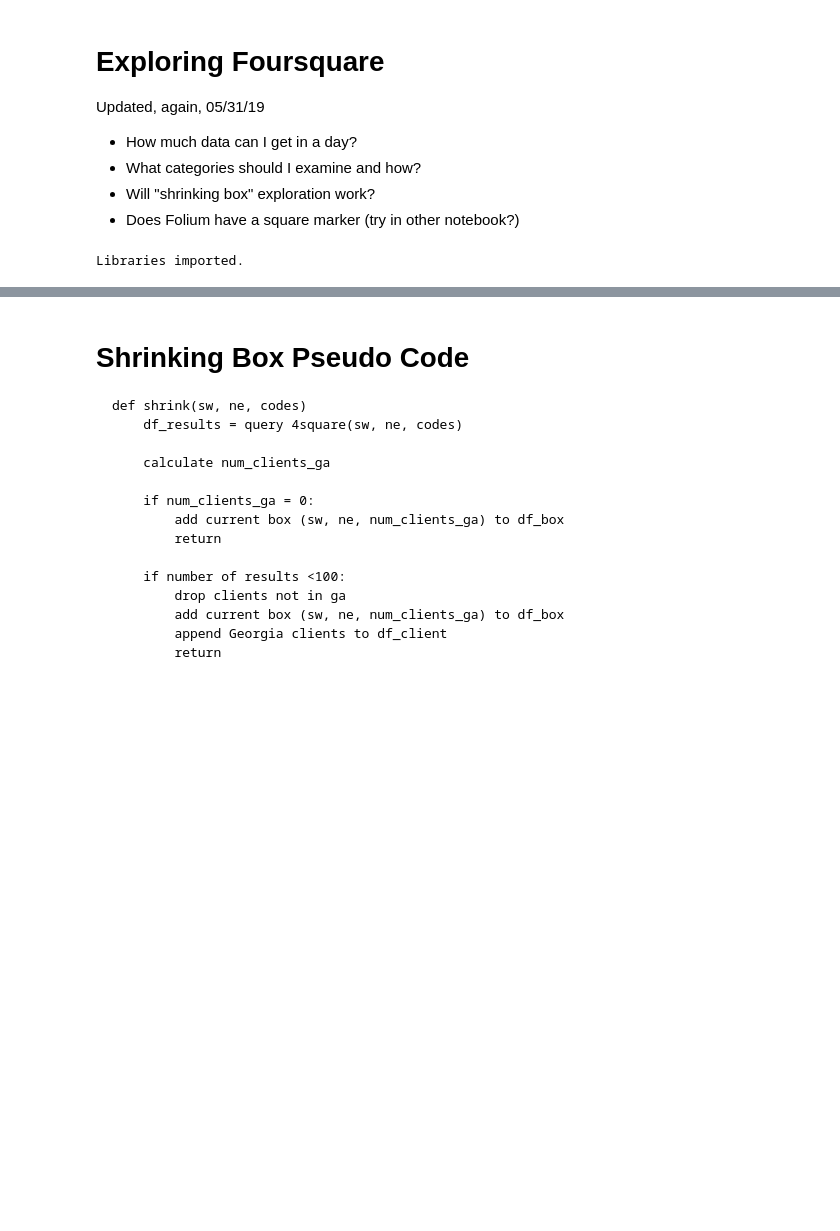
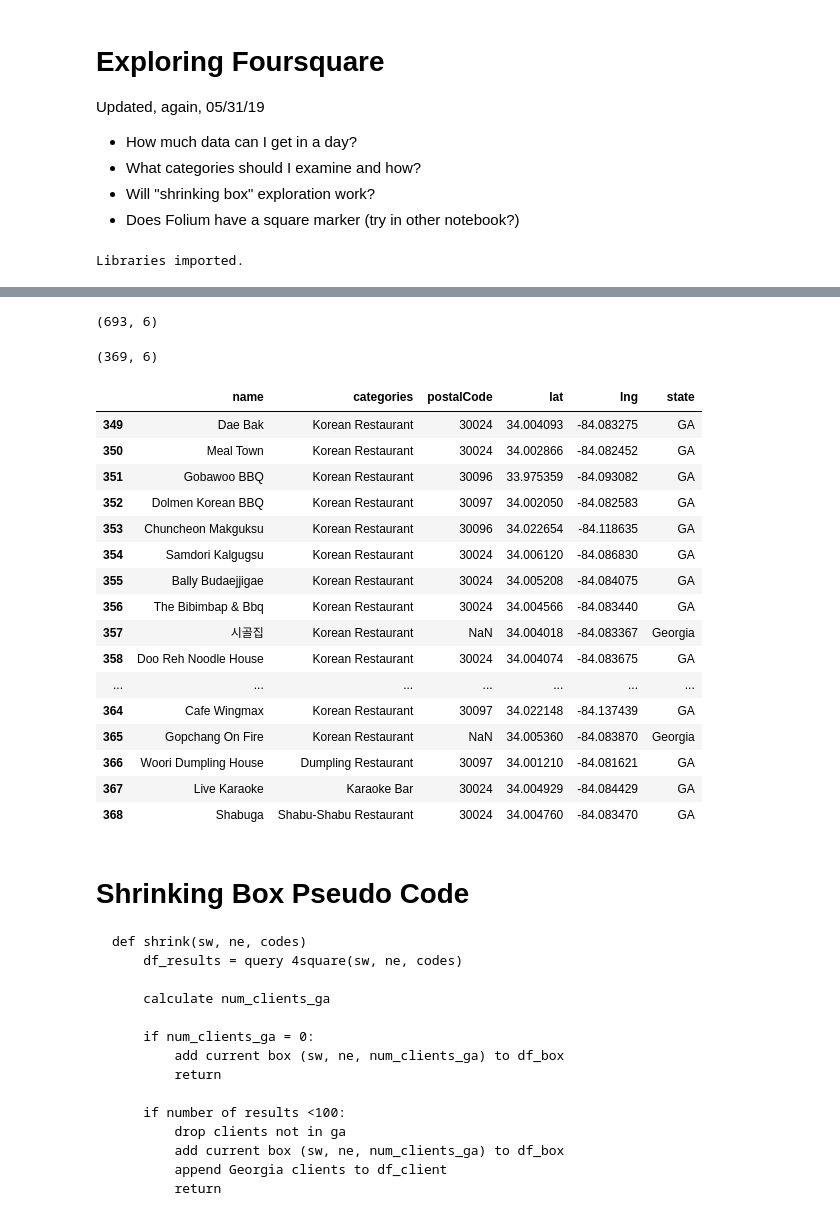
Before and after one commit to JamesDCage/Final-Week-0, a Jupyter notebook: Final Week 0 Foursquare Exploration.ipynb, the cells around one changed output, grey strips where cells are left out. Drawn from its saved outputs; the diff is of its cells as text; code cells hidden in the pictures; blank space fills up the shorter version.

```diff
--- a/Final Week 0 Foursquare Exploration.ipynb
+++ b/Final Week 0 Foursquare Exploration.ipynb
@@ -78,7 +80,7 @@ def getVenuesByBox(sw, ne,    # the southwest & northeast box corners, tuples
   venues = requests.get(url).json()["response"]['groups'][0]['items']
 
   # if any venues are captured, process and return dataframe. Otherwise, return None.
-  if venues != None:
+  if venues:
 
     venues = json_normalize(venues) # flatten JSON
 
@@ -121,17 +123,28 @@ def split_box(sw, ne):
 def shrink_box(sw, ne, codes):
   df_results = getVenuesByBox(sw, ne, codes)
 
-  if df_results != None:
+  if not df_results is None:
 
-    if df_results[0] < 100:
+    if df_results.shape[0] < 100:
 
       return df_results
 
     else:
+      df_results = df_results[0:0]  # Empty results
       for box in split_box(sw,ne):
-        sub_result = getVenuesbyBox(box[0],box[1], codes)
-        if sub_result != None:
-          print(sub_result.shape)
+#         print(box[0])
+#         print(box[1])
+        sub_result = shrink_box(box[0],box[1], codes)
+#         print(type(sub_result))
+#         print(type(None))
+        if type(sub_result) != 'NoneType':
+          try:
+            print(sub_result.shape)
+          except:
+            print("Empty")
+          df_results = df_results.append(sub_result, ignore_index = True)
+        else:
+          print('Empty')
 
 
 
@@ -141,12 +154,22 @@ def shrink_box(sw, ne, codes):
   else:
     return None
 # %%
-fsw = (33.946964, -84.150187)
-fne = (33.971041, -84.121381)
-asian = ['4bf58dd8d48988d142941735']
+# fsw = (33.946964, -84.150187)
+# fne = (33.971041, -84.121381)
+
+# fsw = (33.913157, -84.220630)  #The big box
+# fne = (34.025437, -84.062058)
+
+# fsw = (33.751982, -84.264245)  #The bigger box - all G county
+# fne = (34.163175, -83.802854)
+
+fsw = (33.606360, -84.520664)  # ITP
+fne = (33.923112, -84.238162)
+
+asian =  ['4bf58dd8d48988d142941735']
 indian = ['4bf58dd8d48988d10f941735']
 
 asian = indian + asian
 
-shrink_box(fsw,fne,asian)
+df_x = shrink_box(fsw,fne,asian)
 # %% [output]
@@ -154,3 +196,29 @@ ValueError: ignored
+# %%
+df_x.shape
+# %% [output]
+(693, 6)
+# %%
+print(df_x.shape)
+df_x.tail(20)
+# %% [output]
+(369, 6)
+|  | name | categories | postalCode | lat | lng | state |
+| 349 | Dae Bak | Korean Restaurant | 30024 | 34.004093 | -84.083275 | GA |
+| 350 | Meal Town | Korean Restaurant | 30024 | 34.002866 | -84.082452 | GA |
+| 351 | Gobawoo BBQ | Korean Restaurant | 30096 | 33.975359 | -84.093082 | GA |
+| 352 | Dolmen Korean BBQ | Korean Restaurant | 30097 | 34.002050 | -84.082583 | GA |
+| 353 | Chuncheon Makguksu | Korean Restaurant | 30096 | 34.022654 | -84.118635 | GA |
+| 354 | Samdori Kalgugsu | Korean Restaurant | 30024 | 34.006120 | -84.086830 | GA |
+| 355 | Bally Budaejjigae | Korean Restaurant | 30024 | 34.005208 | -84.084075 | GA |
+| 356 | The Bibimbap & Bbq | Korean Restaurant | 30024 | 34.004566 | -84.083440 | GA |
+| 357 | 시골집 | Korean Restaurant | NaN | 34.004018 | -84.083367 | Georgia |
+| 358 | Doo Reh Noodle House | Korean Restaurant | 30024 | 34.004074 | -84.083675 | GA |
+| ... | ... | ... | ... | ... | ... | ... |
+| 364 | Cafe Wingmax | Korean Restaurant | 30097 | 34.022148 | -84.137439 | GA |
+| 365 | Gopchang On Fire | Korean Restaurant | NaN | 34.005360 | -84.083870 | Georgia |
+| 366 | Woori Dumpling House | Dumpling Restaurant | 30097 | 34.001210 | -84.081621 | GA |
+| 367 | Live Karaoke | Karaoke Bar | 30024 | 34.004929 | -84.084429 | GA |
+| 368 | Shabuga | Shabu-Shabu Restaurant | 30024 | 34.004760 | -84.083470 | GA |
 # %% [markdown]
 # Shrinking Box Pseudo Code
 
```
Also changed, not shown: parts of 2 cells of this notebook.
